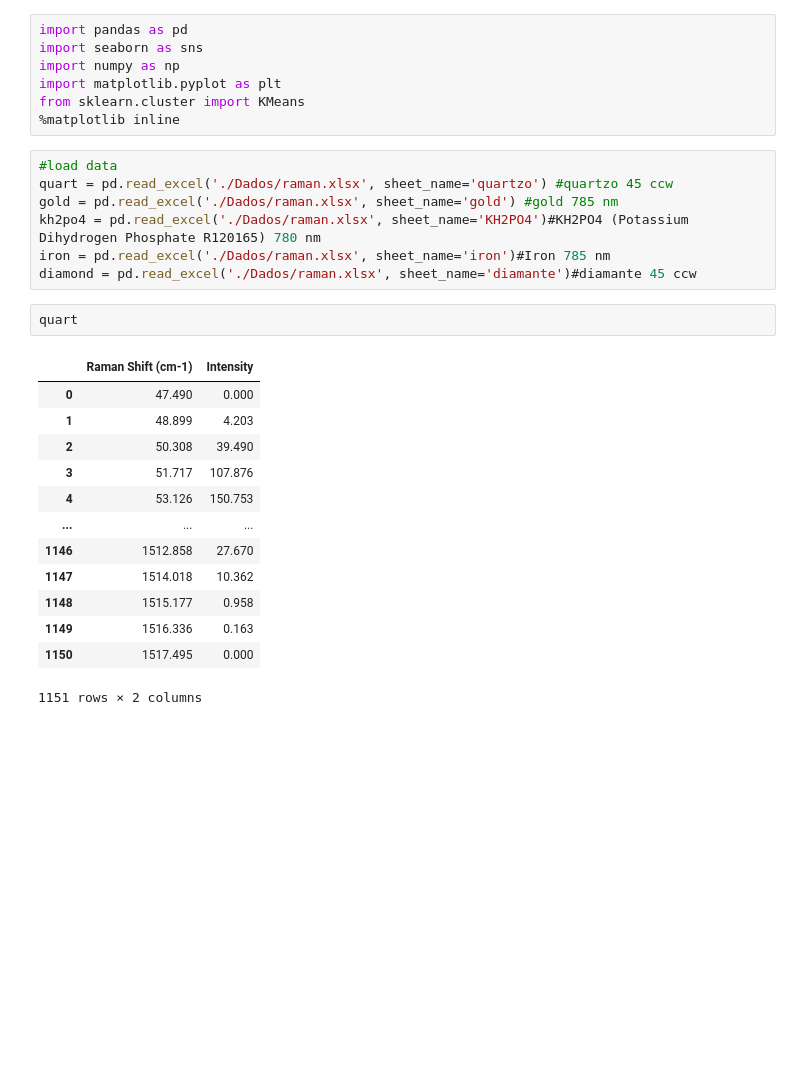
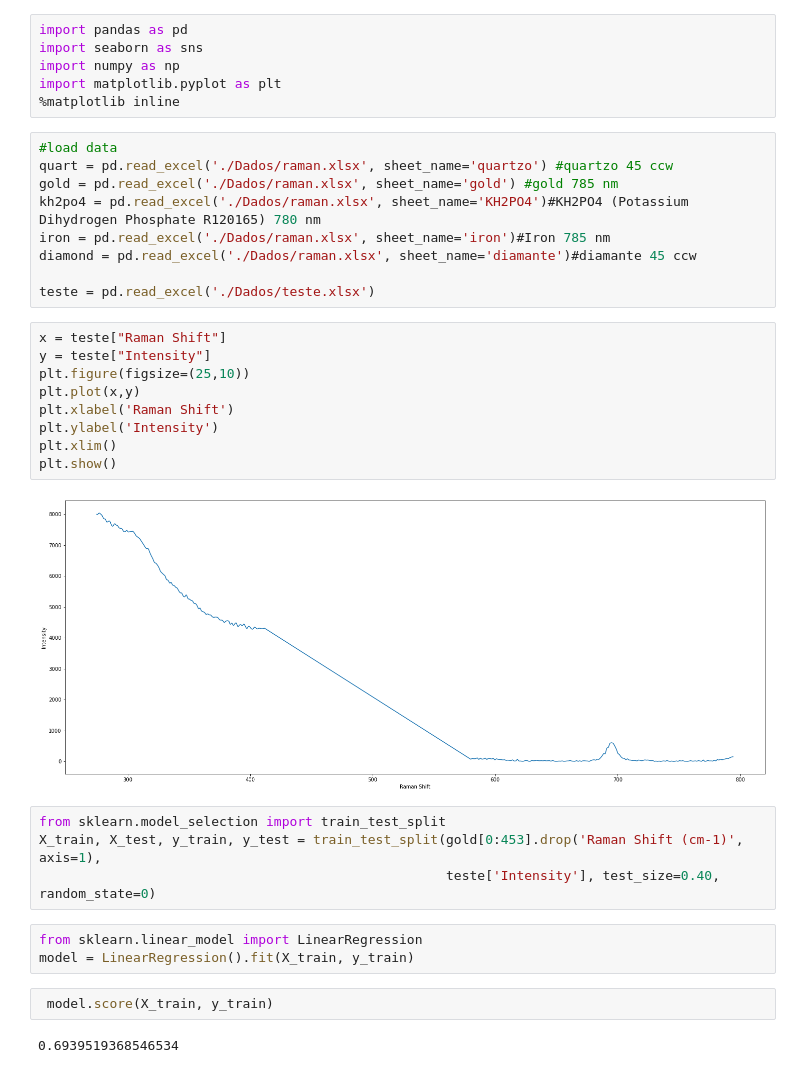
Before and after one commit to MarioChiaparini/ChemPy, a Jupyter notebook: predication.ipynb, the cells around one changed output. Drawn from its saved outputs; the diff is of its cells as text; blank space fills up the shorter version.

```diff
--- a/predication.ipynb
+++ b/predication.ipynb
@@ -3,7 +3,6 @@ import pandas as pd
 import seaborn as sns
 import numpy as np
 import matplotlib.pyplot as plt
-from sklearn.cluster import KMeans
 %matplotlib inline
 # %%
 #load data
@@ -12,19 +11,27 @@ gold = pd.read_excel('./Dados/raman.xlsx', sheet_name='gold') #gold 785 nm
 kh2po4 = pd.read_excel('./Dados/raman.xlsx', sheet_name='KH2PO4')#KH2PO4 (Potassium Dihydrogen Phosphate R120165) 780 nm
 iron = pd.read_excel('./Dados/raman.xlsx', sheet_name='iron')#Iron 785 nm
 diamond = pd.read_excel('./Dados/raman.xlsx', sheet_name='diamante')#diamante 45 ccw
+
+teste = pd.read_excel('./Dados/teste.xlsx')
-# %%
-quart
-# %% [output]
-|  | Raman Shift (cm-1) | Intensity |
-| 0 | 47.490 | 0.000 |
-| 1 | 48.899 | 4.203 |
-| 2 | 50.308 | 39.490 |
-| 3 | 51.717 | 107.876 |
-| 4 | 53.126 | 150.753 |
-| ... | ... | ... |
-| 1146 | 1512.858 | 27.670 |
-| 1147 | 1514.018 | 10.362 |
-| 1148 | 1515.177 | 0.958 |
-| 1149 | 1516.336 | 0.163 |
-| 1150 | 1517.495 | 0.000 |
-1151 rows × 2 columns
+# %%
+x = teste["Raman Shift"]
+y = teste["Intensity"]
+plt.figure(figsize=(25,10))
+plt.plot(x,y)
+plt.xlabel('Raman Shift')
+plt.ylabel('Intensity')
+plt.xlim()
+plt.show()
+# %% [output]
+[figure, added]
+# %%
+from sklearn.model_selection import train_test_split
+X_train, X_test, y_train, y_test = train_test_split(gold[0:453].drop('Raman Shift (cm-1)', axis=1),
+                                                    teste['Intensity'], test_size=0.40, random_state=0)
+# %%
+from sklearn.linear_model import LinearRegression
+model = LinearRegression().fit(X_train, y_train)
+# %%
+ model.score(X_train, y_train)
+# %% [output]
+0.6939519368546534
```
